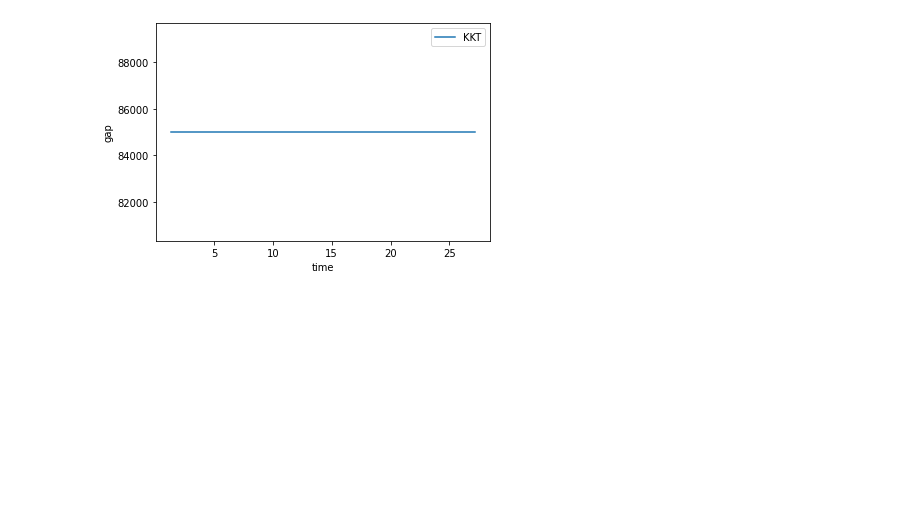
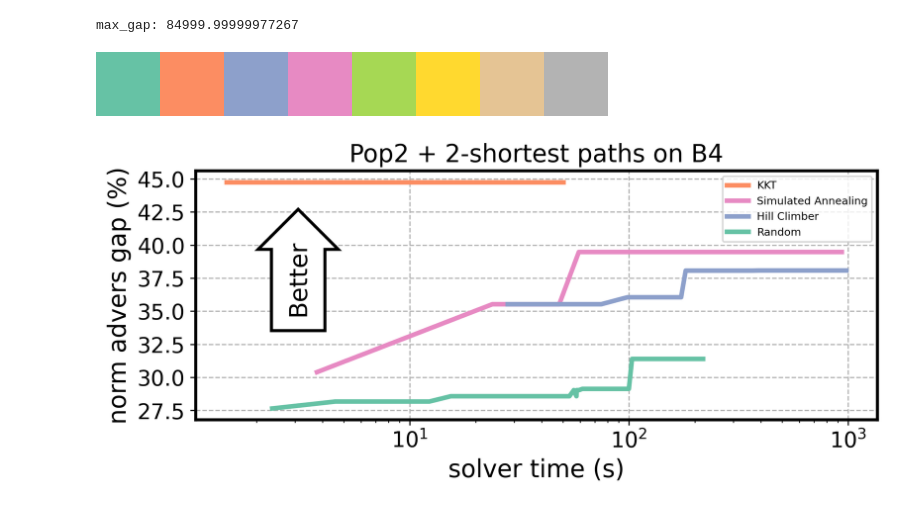
Before and after one commit to microsoft/MetaOpt, a Jupyter notebook: MetaOptimize/parsers/gap_vs_time.ipynb, the cells around one changed output. Saved outputs shown, nothing was run; the diff lists cells and outputs as text; code cells hidden in the pictures; blank space fills up the shorter version.

```diff
--- a/MetaOptimize/parsers/gap_vs_time.ipynb
+++ b/MetaOptimize/parsers/gap_vs_time.ipynb
@@ -9,21 +22,26 @@ approach_to_dur_gap_mapping = dict()
 # %%
-for approach, fpath in approach_to_fpath_dict.items():
+max_gap = 0
+for approach, fpath_list in approach_to_fpath_dict.items():
     gap_list = []
     dur_list = []
-    with open(fpath, "r") as fp:
-        for fline in fp.readlines():
-            dur_ms, gap = fline.split(",")
-            gap_list.append(float(gap))
-            dur_list.append(int(dur_ms) / 1000)
-
-    approach_to_dur_gap_mapping[approach] = [dur_list, gap_list]
+    for fpath in fpath_list:
+        with open(fpath, "r") as fp:
+            for fline in fp.readlines():
+                dur_ms, gap = fline.split(",")
+                gap = float(gap)
+                gap_list.append(gap)
+                dur_list.append(int(dur_ms) / 1000)
+                max_gap = np.maximum(max_gap, gap)
+    gap_list = np.array(gap_list)
+    dur_list = np.array(dur_list)
+    sort_idx = np.argsort(dur_list)
+    approach_to_dur_gap_mapping[approach] = [dur_list[sort_idx], gap_list[sort_idx]]
+print("max_gap:", max_gap)
+# print(approach_to_dur_gap_mapping)
+# %% [output]
+max_gap: 84999.99999977267
-# %%
-plt.figure()
-for approach, output in approach_to_dur_gap_mapping.items():
-    plt.plot(output[0], output[1], label=approach)
-plt.legend()
-plt.xlabel("time")
-plt.ylabel("gap")
-plt.show()
-# %% [output]
-[figure, removed]
+# %%
+color_pallette = plt.get_cmap("Set2")
+color_pallette
+# %% [output]
+[figure, added]
@@ -29,0 +53,38 @@ plt.show()
+# %%
+plt.rc('axes', linewidth=2)
+plt.figure(figsize=(8, 3), dpi=300)
+norm_factor = 38 * 5000
+for idx, (approach, output) in enumerate(approach_to_dur_gap_mapping.items()):
+    plt.plot(output[0], output[1] * 100/ norm_factor, label=approach, color=colors[idx], linestyle=line_styles[idx],
+            #  marker="o",
+            #  mfc="white",
+            #  mec=colors[idx],
+            #  markersize=10,
+             linewidth=3,
+            #  markeredgewidth=3
+    )
+# #add arrow to plot
+# plt.arrow(x=4, y=0.75, dx=0, dy=0.1, width=0.5, head_length=0.03, fc="white")
+
+#add annotation
+min_y = 0.375 * 100
+# plt.annotate('Better', xy = (3.1, min_y - 0.1))
+bbox_props = dict(boxstyle="rarrow", ec="black", fc="white", lw=2)
+t = plt.text(3.1, min_y, "Better", ha="center", va="center", rotation=90,
+            size=16,
+            bbox=bbox_props)
+bb = t.get_bbox_patch()
+bb.set_boxstyle("rarrow", pad=0.6)
+
+plt.legend(fontsize=7, loc="upper right")
+plt.title("Pop2 + 2-shortest paths on B4", fontsize=16)
+plt.xlabel("solver time (s)", fontsize=16)
+plt.ylabel("norm advers gap (%)", fontsize=16)
+plt.xscale('log')
+# plt.yticks(np.arange(0.25, 0.47, 0.03), fontsize=14)
+plt.yticks(fontsize=14)
+plt.xticks(fontsize=14)
+plt.grid(which="major", zorder=-1, linestyle="--")
+plt.savefig(output_fig_dir + "_pop2_2sp.jpg", bbox_inches="tight", format="jpg", dpi=300)
+# %% [output]
+[figure, added]
```
Also changed, not shown: parts of 6 cells of this notebook, 1 other file.
